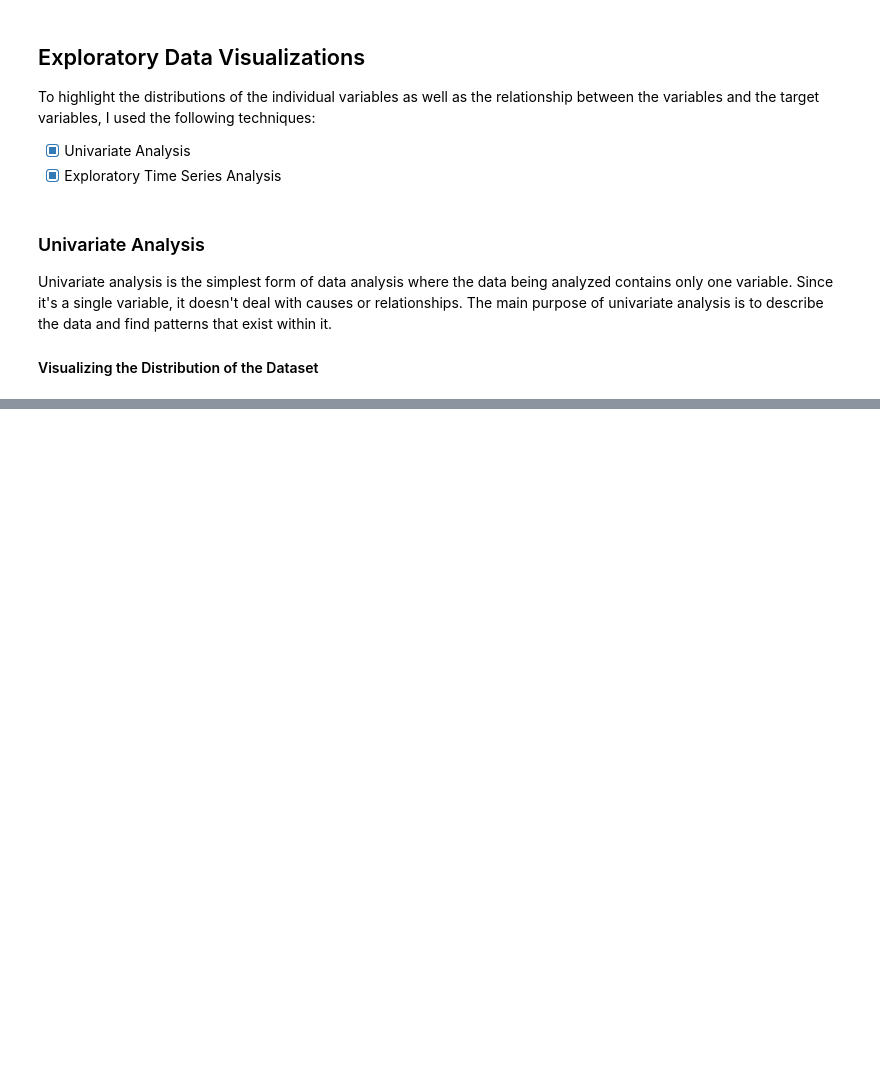
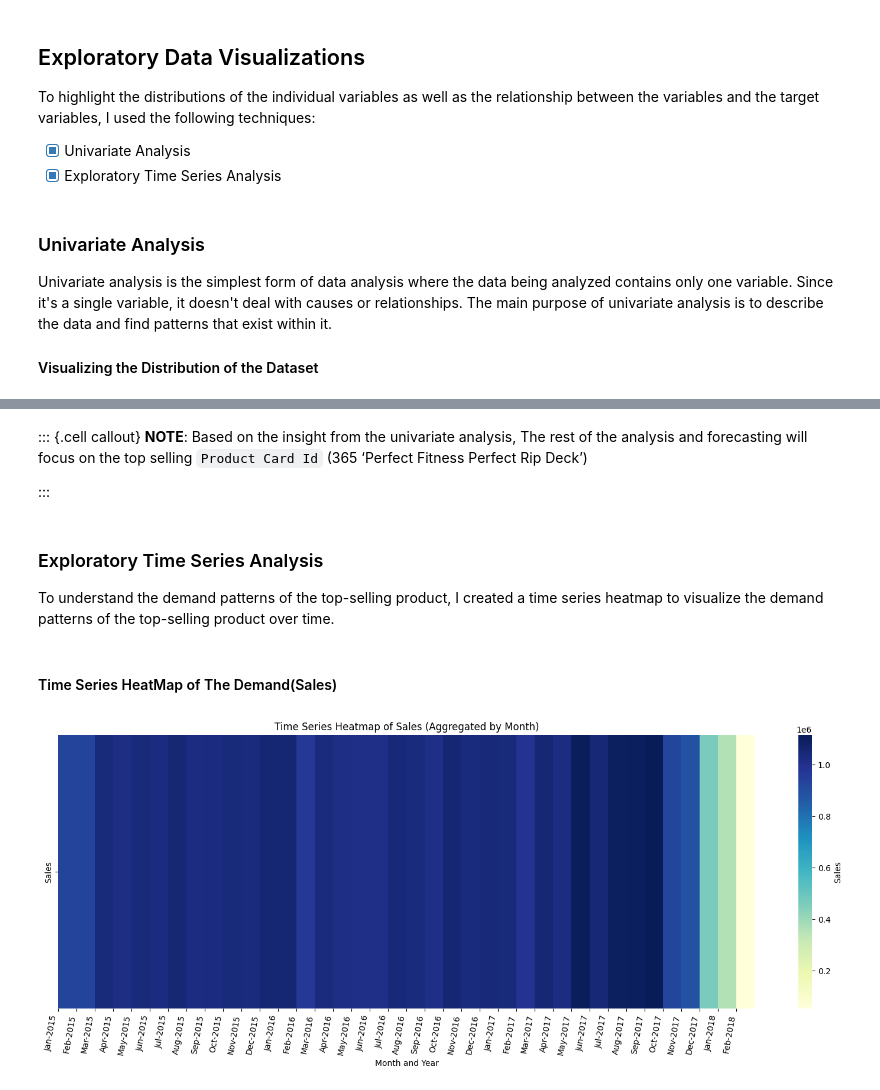
Before and after one commit to Simontagbor/supply-chain-demand-forecast, a Jupyter notebook: index.ipynb, the cells around one changed output, grey strips where cells are left out. Drawn from its saved outputs; the diff is of its cells as text; code cells hidden in the pictures; blank space fills up the shorter version.

Commit message:
Add Time Series Analysis notes to the article.

```diff
--- a/index.ipynb
+++ b/index.ipynb
@@ -481,0 +589,35 @@ Length: 590, dtype: object
+# %% [markdown]
+::: {.cell callout}
+**NOTE**: Based on the insight from the univariate analysis, The rest of the analysis and forecasting will focus on the top selling `Product Card Id` (365 ‘Perfect Fitness Perfect Rip Deck’)
+
+:::
+# %% [markdown]
+<h3>Exploratory Time Series Analysis</h3>
+<p>To understand the demand patterns of the top-selling product, I created a time series heatmap to visualize the demand patterns of the top-selling product over time.</p>
+# %% [markdown]
+<h4>Time Series HeatMap of The Demand(Sales)</h4>
+# %%
+import seaborn as sns
+import matplotlib.pyplot as plt
+import calendar
+
+# extract shipping date (DateOrders) and Sales columns
+df_heatmap = df[['shipping date (DateOrders)', 'Sales']]
+# Assuming 'df' is your original dataframe
+
+df_heatmap.set_index('shipping date (DateOrders)', inplace=True)
+resampled_df = df_heatmap.resample('M').sum()  # Resample to yearly frequency
+# Set x-axis ticks to represent months and years
+month_labels = [calendar.month_abbr[m.month] + '-' + str(m.year) for m in resampled_df.index]
+# Plot the heatmap
+plt.figure(figsize=(19, 6))
+sns.heatmap(resampled_df.T, cmap='YlGnBu', cbar_kws={'label': 'Sales'})
+plt.xticks(ticks=range(len(month_labels)), labels=month_labels, rotation=80, ha='right')
+
+plt.title('Time Series Heatmap of Sales (Aggregated by Month)')
+plt.xlabel('Month and Year')
+
+
+plt.show()
+# %% [output]
+[figure, added]
```
Also changed, not shown: parts of 32 cells of this notebook.
